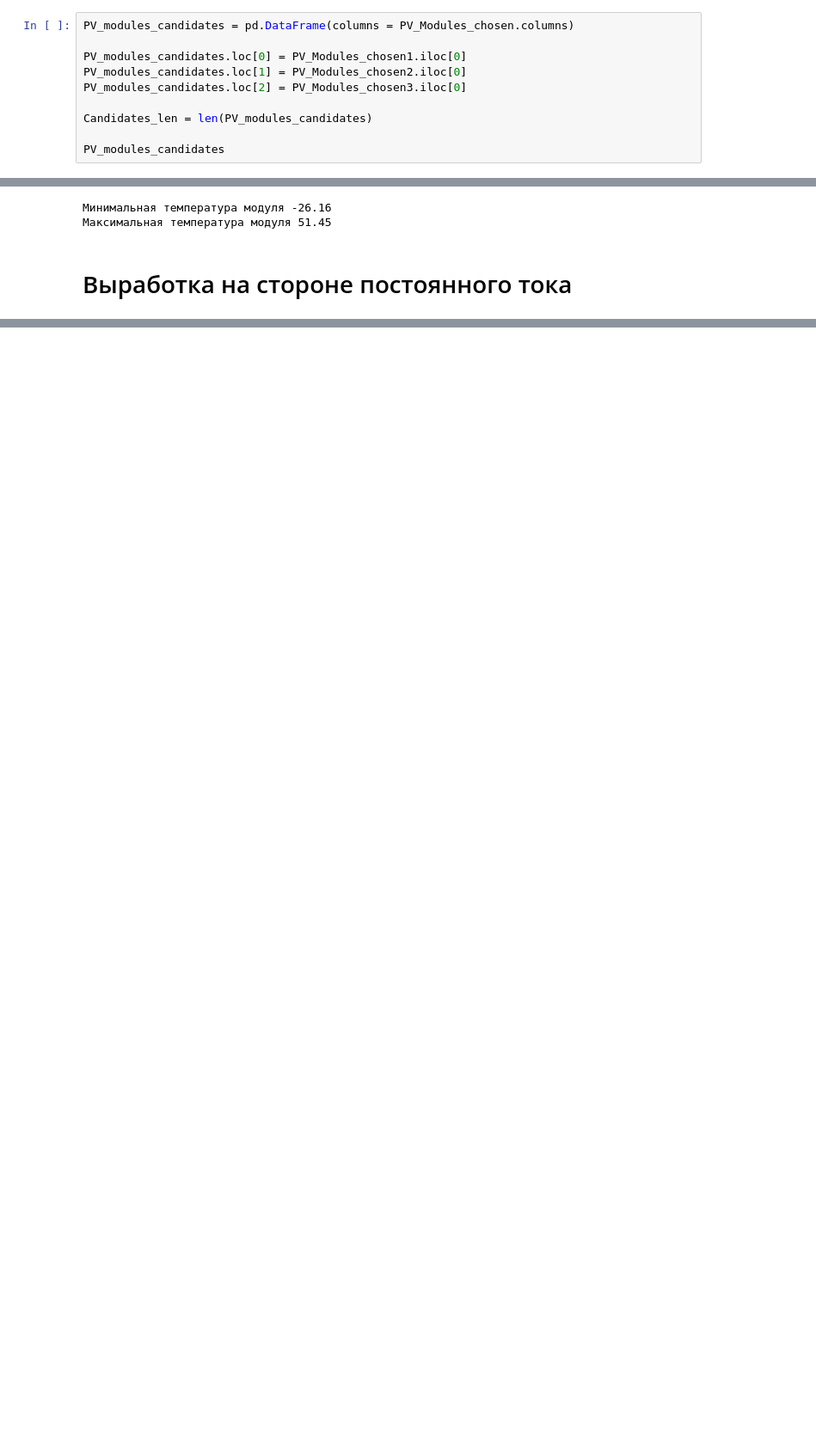
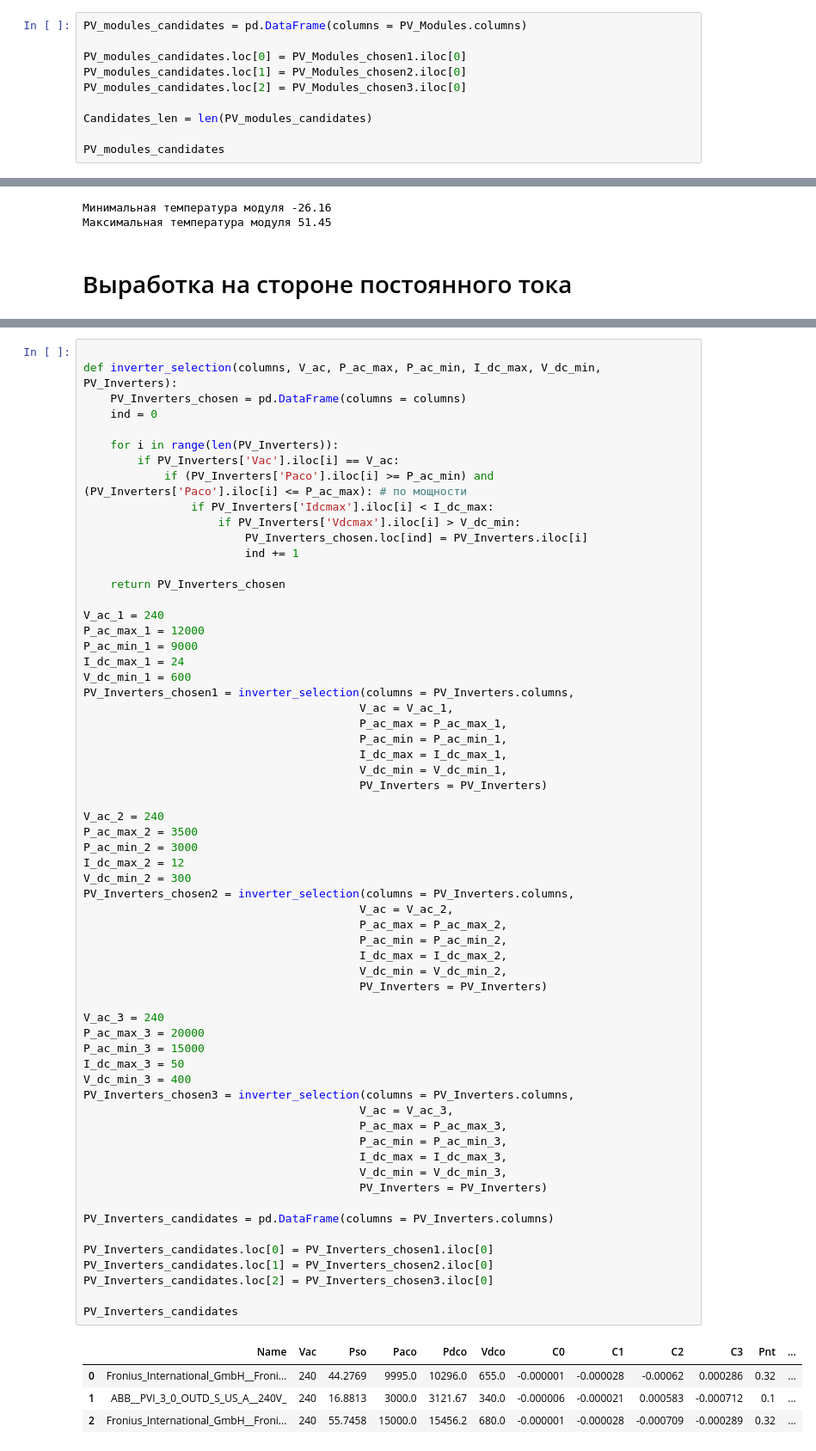
Before and after one commit to EeOneGramm/PVLIB_Grossevichi, a Jupyter notebook: Grossevichi_Kurs.ipynb, the cells around one changed output, grey strips where cells are left out. Shown at 86% size. Drawn from its saved outputs; the diff is of its cells as text; blank space fills up the shorter version.

```diff
--- a/Grossevichi_Kurs.ipynb
+++ b/Grossevichi_Kurs.ipynb
@@ -744,7 +744,7 @@ for i in range(len(PV_Modules)):
 # %% [markdown]
 # Вручную выбираем 3-х кандидатов подходящих под параметры
 # %%
-PV_modules_candidates = pd.DataFrame(columns = PV_Modules_chosen.columns)
+PV_modules_candidates = pd.DataFrame(columns = PV_Modules.columns)
 
 PV_modules_candidates.loc[0] = PV_Modules_chosen1.iloc[0]
 PV_modules_candidates.loc[1] = PV_Modules_chosen2.iloc[0]
@@ -869,3 +891,70 @@ print(sum(DC_out_module_3_data['p_mp']))
+# %%
+
+def inverter_selection(columns, V_ac, P_ac_max, P_ac_min, I_dc_max, V_dc_min, PV_Inverters):
+    PV_Inverters_chosen = pd.DataFrame(columns = columns)
+    ind = 0
+
+    for i in range(len(PV_Inverters)):
+        if PV_Inverters['Vac'].iloc[i] == V_ac:
+            if (PV_Inverters['Paco'].iloc[i] >= P_ac_min) and  (PV_Inverters['Paco'].iloc[i] <= P_ac_max): # по мощности
+                if PV_Inverters['Idcmax'].iloc[i] < I_dc_max:
+                    if PV_Inverters['Vdcmax'].iloc[i] > V_dc_min:
+                        PV_Inverters_chosen.loc[ind] = PV_Inverters.iloc[i]
+                        ind += 1
+
+    return PV_Inverters_chosen
+
+V_ac_1 = 240
+P_ac_max_1 = 12000
+P_ac_min_1 = 9000
+I_dc_max_1 = 24
+V_dc_min_1 = 600
+PV_Inverters_chosen1 = inverter_selection(columns = PV_Inverters.columns,
+                                         V_ac = V_ac_1,
+                                         P_ac_max = P_ac_max_1,
+                                         P_ac_min = P_ac_min_1,
+                                         I_dc_max = I_dc_max_1,
+                                         V_dc_min = V_dc_min_1,
+                                         PV_Inverters = PV_Inverters)
+
+V_ac_2 = 240
+P_ac_max_2 = 3500
+P_ac_min_2 = 3000
+I_dc_max_2 = 12
+V_dc_min_2 = 300
+PV_Inverters_chosen2 = inverter_selection(columns = PV_Inverters.columns,
+                                         V_ac = V_ac_2,
+                                         P_ac_max = P_ac_max_2,
+                                         P_ac_min = P_ac_min_2,
+                                         I_dc_max = I_dc_max_2,
+                                         V_dc_min = V_dc_min_2,
+                                         PV_Inverters = PV_Inverters)
+
+V_ac_3 = 240
+P_ac_max_3 = 20000
+P_ac_min_3 = 15000
+I_dc_max_3 = 50
+V_dc_min_3 = 400
+PV_Inverters_chosen3 = inverter_selection(columns = PV_Inverters.columns,
+                                         V_ac = V_ac_3,
+                                         P_ac_max = P_ac_max_3,
+                                         P_ac_min = P_ac_min_3,
+                                         I_dc_max = I_dc_max_3,
+                                         V_dc_min = V_dc_min_3,
+                                         PV_Inverters = PV_Inverters)
+
+PV_Inverters_candidates = pd.DataFrame(columns = PV_Inverters.columns)
+
+PV_Inverters_candidates.loc[0] = PV_Inverters_chosen1.iloc[0]
+PV_Inverters_candidates.loc[1] = PV_Inverters_chosen2.iloc[0]
+PV_Inverters_candidates.loc[2] = PV_Inverters_chosen3.iloc[0]
+
+PV_Inverters_candidates
+# %% [output]
+|  | Name | Vac | Pso | Paco | Pdco | Vdco | C0 | C1 | C2 | C3 | Pnt | ... |
+| 0 | Fronius_International_GmbH__Froni... | 240 | 44.2769 | 9995.0 | 10296.0 | 655.0 | -0.000001 | -0.000028 | -0.00062 | 0.000286 | 0.32 | ... |
+| 1 | ABB__PVI_3_0_OUTD_S_US_A__240V_ | 240 | 16.8813 | 3000.0 | 3121.67 | 340.0 | -0.000006 | -0.000021 | 0.000583 | -0.000712 | 0.1 | ... |
+| 2 | Fronius_International_GmbH__Froni... | 240 | 55.7458 | 15000.0 | 15456.2 | 680.0 | -0.000001 | -0.000028 | -0.000709 | -0.000289 | 0.32 | ... |
 # %%
 GI_aoi_PVGIS = sum(pvlib.irradiance.poa_components(aoi = AOI_data['0'],
                                                  dni = PVGIS_data['poa_direct'],
```
Also changed, not shown: parts of 5 cells of this notebook.
